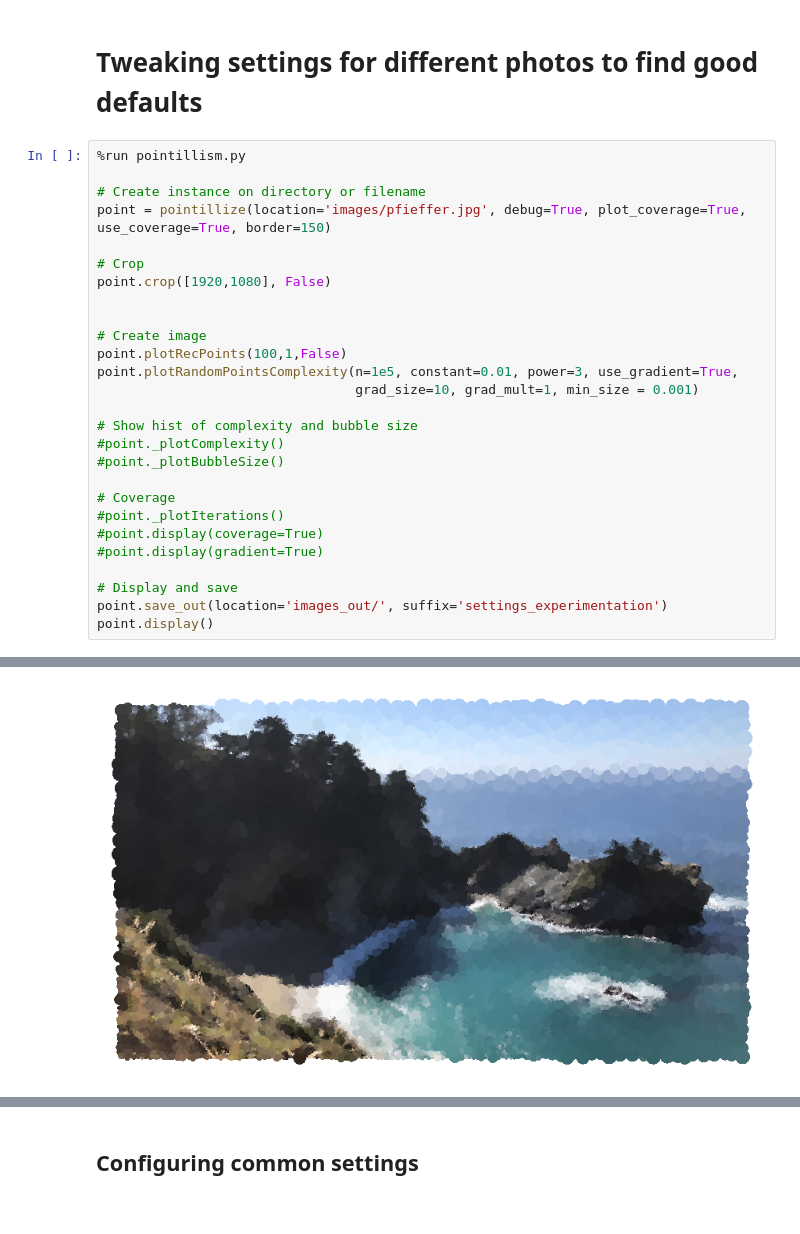
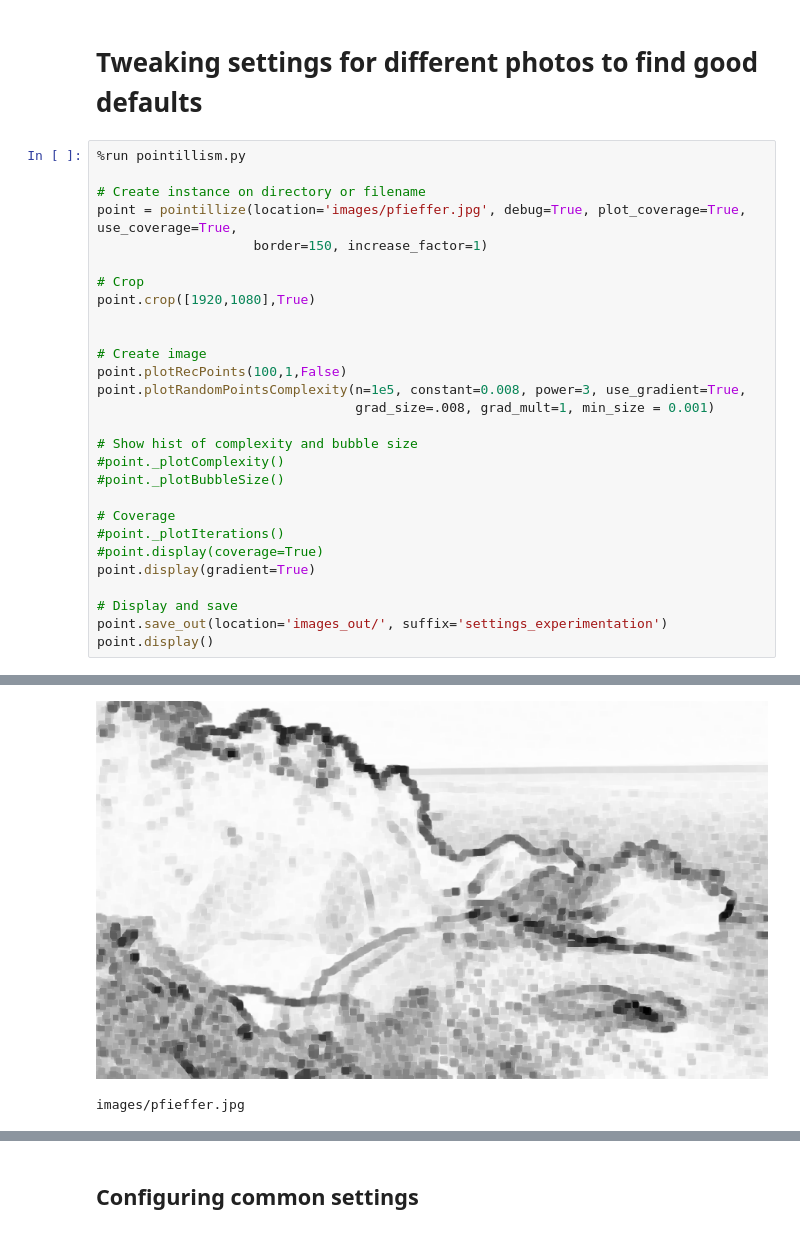
Before and after one commit to tsennott/pointillism, a Jupyter notebook: Pointillism Example Usage (working).ipynb, the cells around one changed output, grey strips where cells are left out. Drawn from its saved outputs; the diff is of its cells as text.

Commit message:
made gradient width relative, improved presets

```diff
--- a/Pointillism Example Usage (working).ipynb
+++ b/Pointillism Example Usage (working).ipynb
@@ -332,16 +332,17 @@ HTML('<img src="gifs/iphone_pointqueue.gif" width=25%>')
 %run pointillism.py
 
 # Create instance on directory or filename
-point = pointillize(location='images/pfieffer.jpg', debug=True, plot_coverage=True, use_coverage=True, border=150)
+point = pointillize(location='images/pfieffer.jpg', debug=True, plot_coverage=True, use_coverage=True,
+                    border=150, increase_factor=1)
 
 # Crop
-point.crop([1920,1080], False)
+point.crop([1920,1080],True)
 
 
 # Create image
 point.plotRecPoints(100,1,False)
-point.plotRandomPointsComplexity(n=1e5, constant=0.01, power=3, use_gradient=True,
-                                 grad_size=10, grad_mult=1, min_size = 0.001)
+point.plotRandomPointsComplexity(n=1e5, constant=0.008, power=3, use_gradient=True,
+                                 grad_size=.008, grad_mult=1, min_size = 0.001)
 
 # Show hist of complexity and bubble size
 #point._plotComplexity()
@@ -350,7 +351,7 @@ point.plotRandomPointsComplexity(n=1e5, constant=0.01, power=3, use_gradient=Tru
 # Coverage
 #point._plotIterations()
 #point.display(coverage=True)
-#point.display(gradient=True)
+point.display(gradient=True)
 
 # Display and save
 point.save_out(location='images_out/', suffix='settings_experimentation')
@@ -361,2 +362,3 @@ plotRandomPointsComplexity: done...took 7.86 sec for 11613 points
 images/pfieffer.jpg
-[figure, old version]
+[figure, new version]
+images/pfieffer.jpg
```
Also changed, not shown: parts of 4 cells of this notebook, 1 other file.
